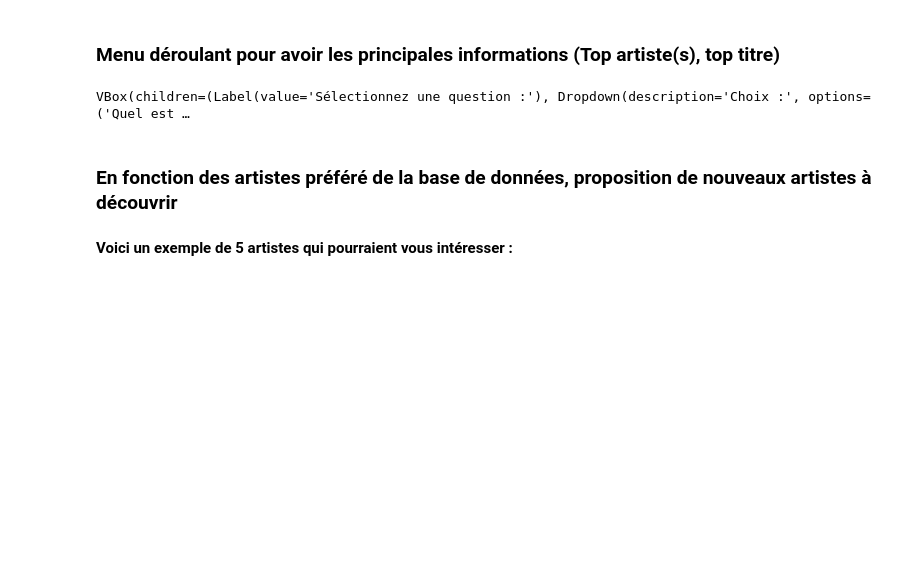
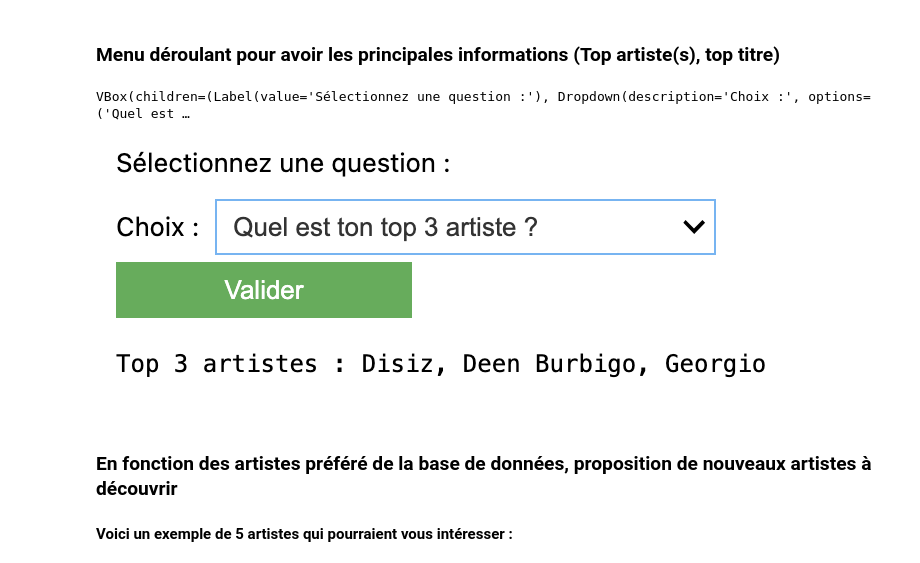
Before and after one commit to Maximefe/Dashboard-Spotify, a Jupyter notebook: scripts/Exploration et Visualisation.ipynb, the cells around one changed output. Saved outputs shown, nothing was run; the diff lists cells and outputs as text; code cells hidden in the pictures; blank space fills up the shorter version.

```diff
--- a/scripts/Exploration et Visualisation.ipynb
+++ b/scripts/Exploration et Visualisation.ipynb
@@ -555,6 +564,10 @@ button.on_click(on_button_click)  # associe la bonne fonction
 display(VBox([Label("Sélectionnez une question :"), dropdown, button, output]))
 # %% [output]
 VBox(children=(Label(value='Sélectionnez une question :'), Dropdown(description='Choix :', options=('Quel est …
+# %%
+display(Image("../image/question_menu_deroulant.png"))
+# %% [output]
+[figure, added]
 # %% [markdown]
 ### En fonction des artistes préféré de la base de données, proposition de nouveaux artistes à découvrir
 # %%
```
Also changed, not shown: parts of 7 cells of this notebook.
